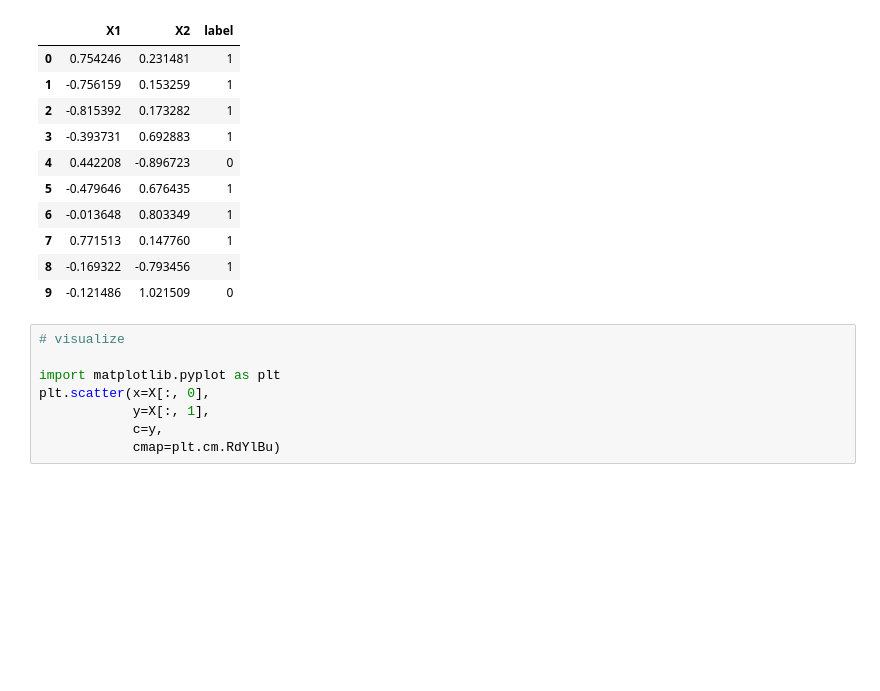
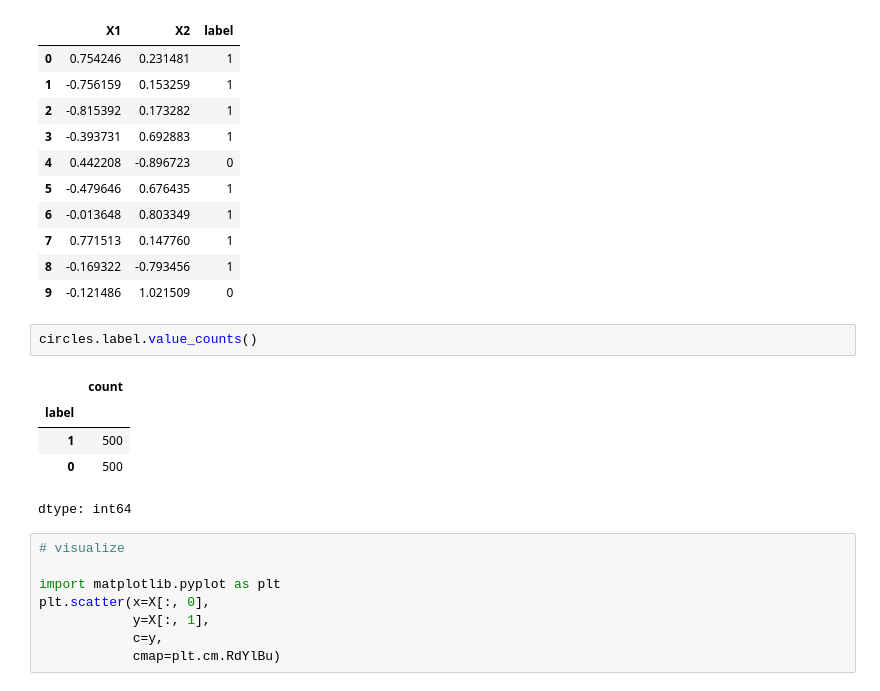
Before and after one commit to mIdrees007/pytorch-deep-learning, a Jupyter notebook: 02_pytorch_classification.ipynb, the cells around one changed output. Saved outputs shown, nothing was run; the diff lists cells and outputs as text; blank space fills up the shorter version.

```diff
--- a/02_pytorch_classification.ipynb
+++ b/02_pytorch_classification.ipynb
@@ -82,6 +82,14 @@ circles.head(10)
 | 7 | 0.771513 | 0.147760 | 1 |
 | 8 | -0.169322 | -0.793456 | 1 |
 | 9 | -0.121486 | 1.021509 | 0 |
+# %%
+circles.label.value_counts()
+# %% [output]
+|  | count |
+| label |  |
+| 1 | 500 |
+| 0 | 500 |
+dtype: int64
 # %%
 # visualize
 
```
Also changed, not shown: parts of 29 cells of this notebook.
